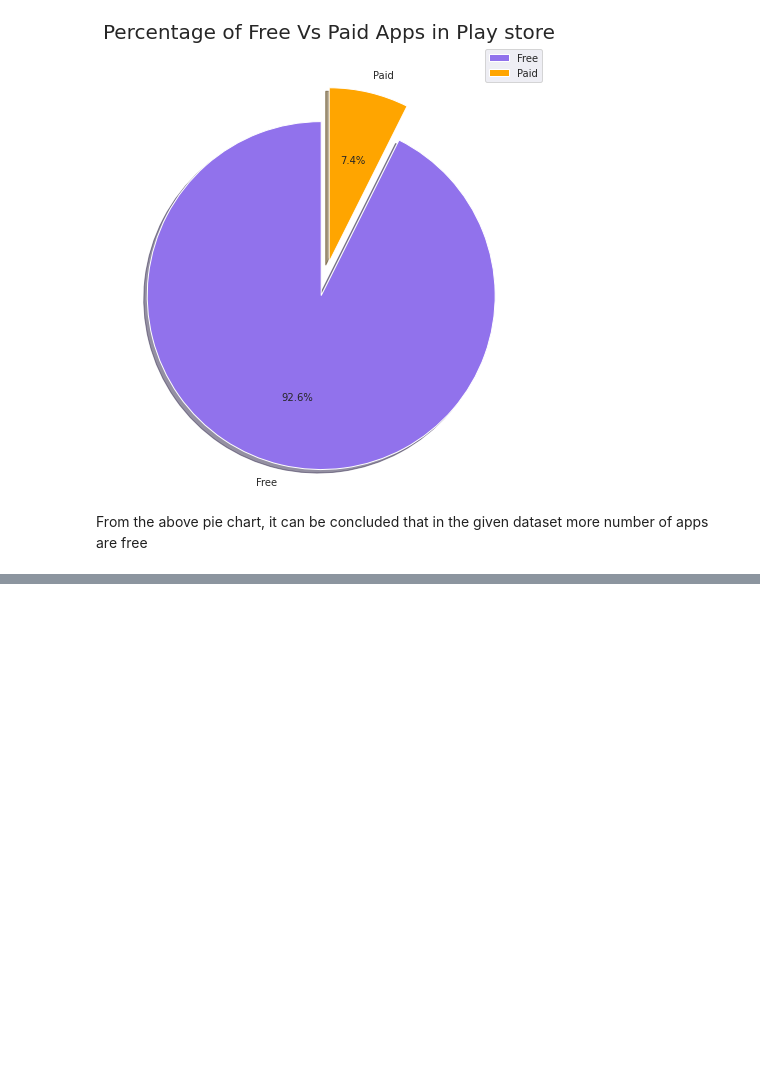
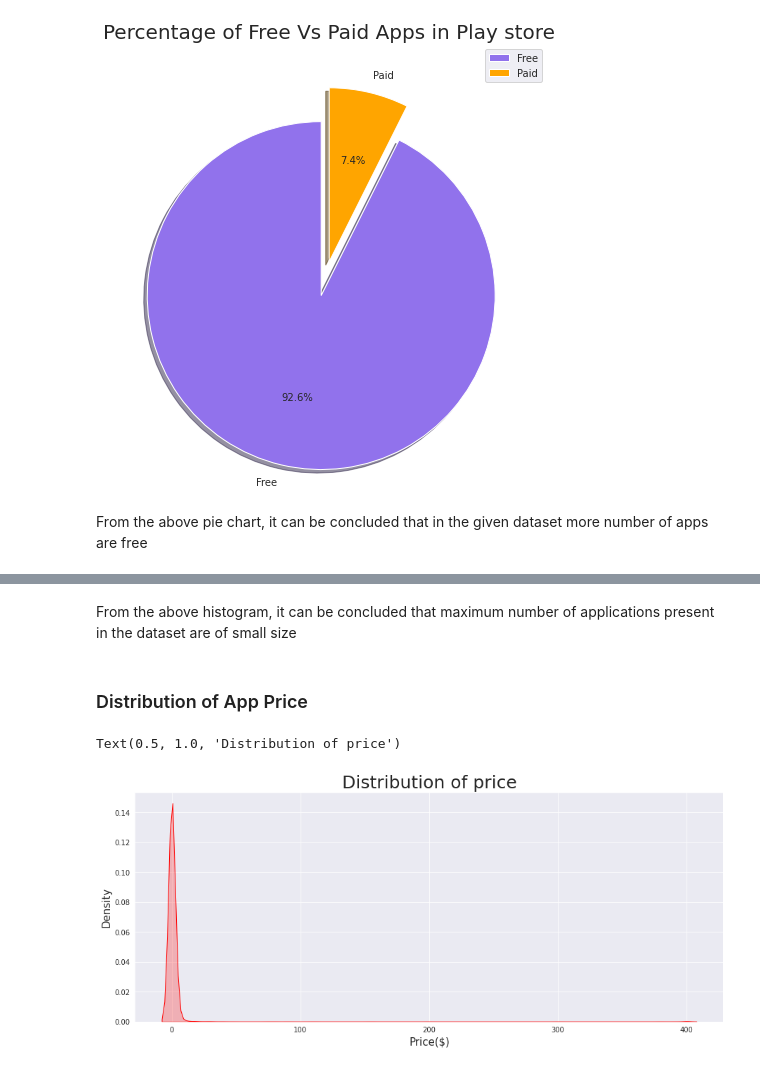
Before and after one commit to victorious07/Play-Store-App-Review-Analysis, a Jupyter notebook: Play_Store_App_Review_Analysis_Capstone_Project.ipynb, the cells around one changed output, grey strips where cells are left out. Drawn from its saved outputs; the diff is of its cells as text; code cells hidden in the pictures; blank space fills up the shorter version.

```diff
--- a/Play_Store_App_Review_Analysis_Capstone_Project.ipynb
+++ b/Play_Store_App_Review_Analysis_Capstone_Project.ipynb
@@ -634,0 +702,14 @@ From the above pie chart, it can be concluded that in the given dataset more num
+# %% [markdown]
+From the above histogram, it can be concluded that maximum number of applications present in the dataset are of small size
+# %% [markdown]
+### Distribution of App Price
+# %%
+#visualization
+graph = sns.kdeplot(play_store_app['Price'], color="red", shade = True)
+#plt.hist(play_store_app['Price'])
+plt.xlabel("Price($)",fontsize=15)
+plt.ylabel("Density",fontsize=15)
+plt.title('Distribution of price',size = 25)
+# %% [output]
+Text(0.5, 1.0, 'Distribution of price')
+[figure, added]
```
Also changed, not shown: parts of 15 cells of this notebook.
